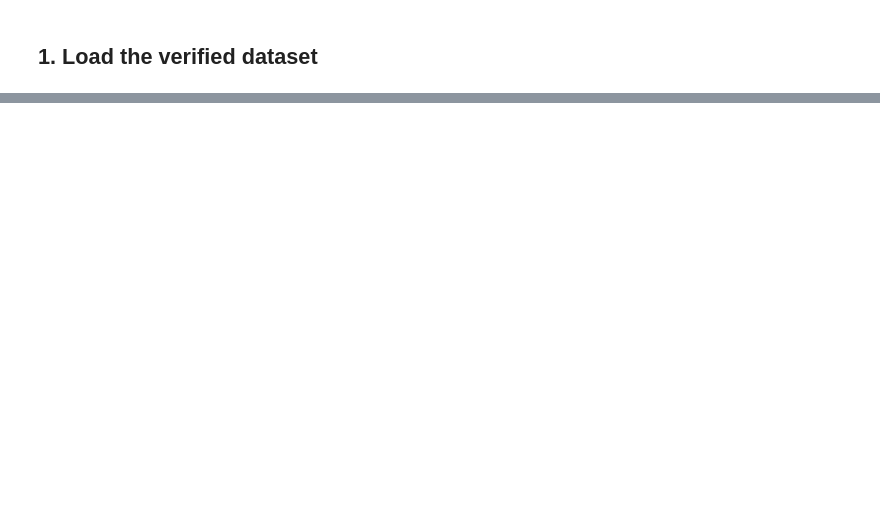
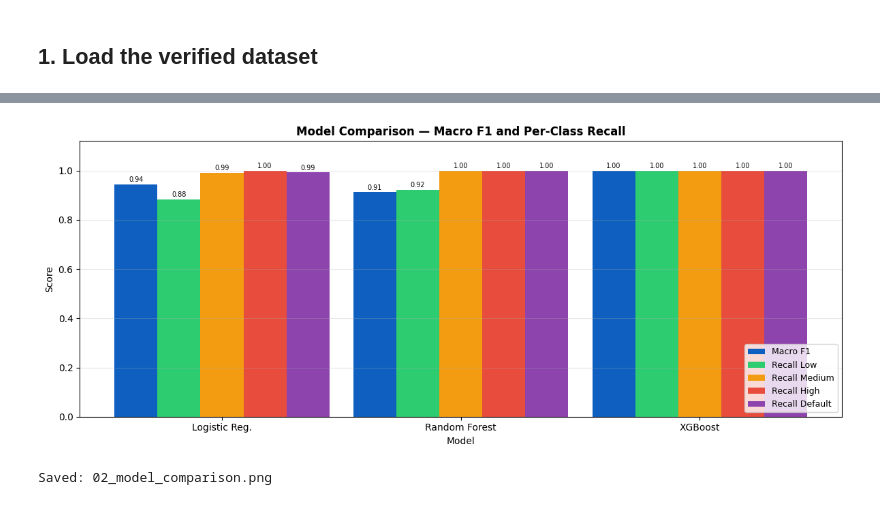
Before and after one commit to dmutoni/BK_sentinel, a Jupyter notebook: model-training/02_layer1_classification.ipynb, the cells around one changed output, grey strips where cells are left out. Drawn from its saved outputs; the diff is of its cells as text; code cells hidden in the pictures; blank space fills up the shorter version.

```diff
--- a/model-training/02_layer1_classification.ipynb
+++ b/model-training/02_layer1_classification.ipynb
@@ -674,9 +66,0 @@ encoders keys: ['segment', 'loan_type']
-# %%
-# Find your model variable names
-for name in ['lr', 'rf', 'xgb', 'log_reg', 'rf_model', 'xgb_model',
-             'best_model', 'models', 'logistic', 'random_forest']:
-    try:
-        val = eval(name)
-        print(f'{name} exists: {type(val)}')
-    except:
-        pass
@@ -757,0 +769,33 @@ Logistic Regression prediction distribution:
+# %%
+fig, ax = plt.subplots(figsize=(12, 5))
+x     = np.arange(3)
+width = 0.18
+model_names = ['Logistic Reg.', 'Random Forest', 'XGBoost']
+
+bars = [
+    ax.bar(x - 2*width, results['Macro F1'],      width, label='Macro F1',      color='#0e5fbf'),
+    ax.bar(x - 1*width, results['Recall Low'],    width, label='Recall Low',    color='#2ecc71'),
+    ax.bar(x,           results['Recall Medium'], width, label='Recall Medium', color='#f39c12'),
+    ax.bar(x + 1*width, results['Recall High'],   width, label='Recall High',   color='#e74c3c'),
+    ax.bar(x + 2*width, results['Recall Default'],width, label='Recall Default',color='#8e44ad'),
+]
+for bar_group in bars:
+    for bar in bar_group:
+        ax.text(bar.get_x() + bar.get_width()/2, bar.get_height() + 0.005,
+                f'{bar.get_height():.2f}', ha='center', va='bottom', fontsize=7)
+
+ax.set_xlabel('Model')
+ax.set_ylabel('Score')
+ax.set_title('Model Comparison — Macro F1 and Per-Class Recall', fontweight='bold')
+ax.set_xticks(x)
+ax.set_xticklabels(model_names)
+ax.legend(loc='lower right', fontsize=9)
+ax.set_ylim(0, 1.12)
+ax.grid(True, alpha=0.3, axis='y')
+plt.tight_layout()
+plt.savefig('02_model_comparison.png', dpi=150, bbox_inches='tight')
+plt.show()
+print('Saved: 02_model_comparison.png')
+# %% [output]
+[figure, added]
+Saved: 02_model_comparison.png
```
Also changed, not shown: parts of 72 cells of this notebook, 52 other files.
